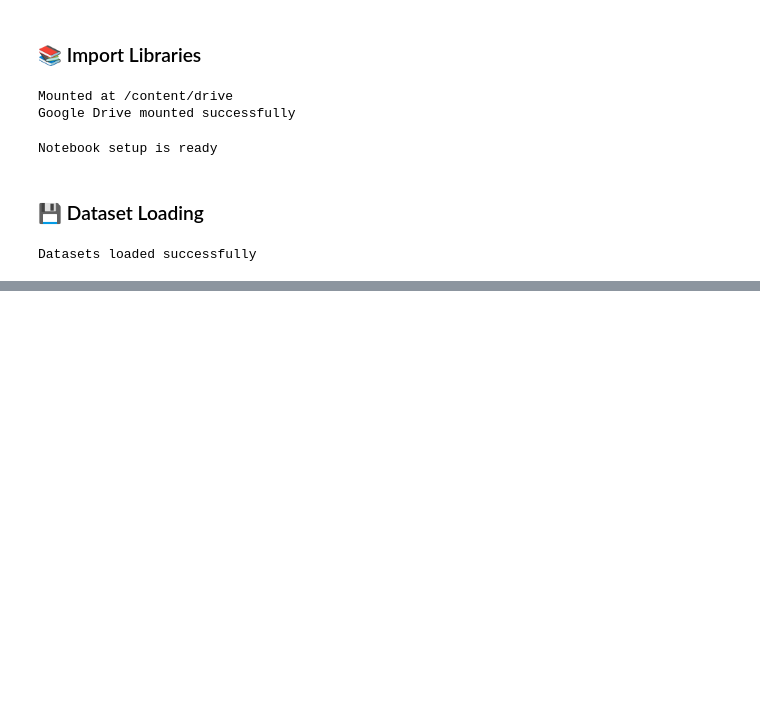
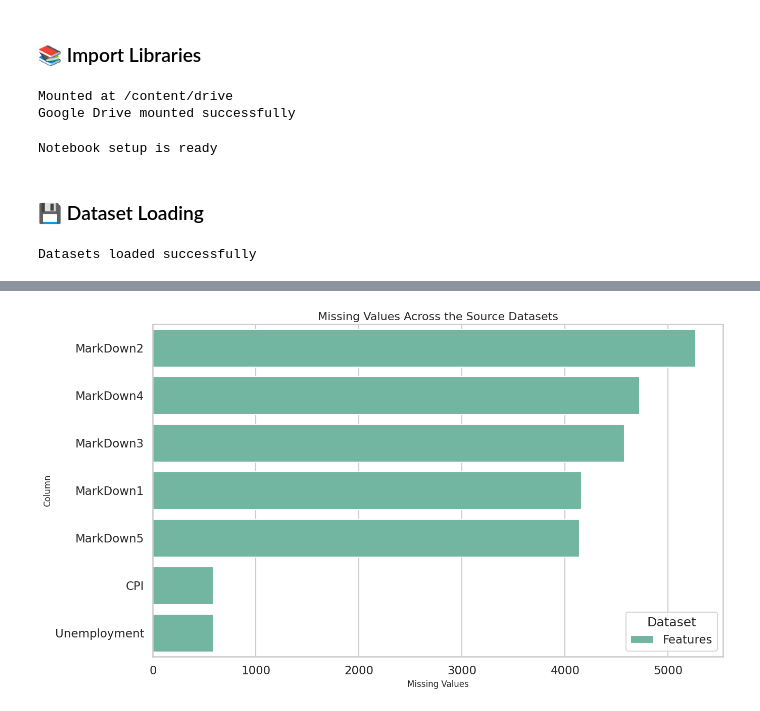
Before and after one commit to I-AM-PRASHANT-VERMA/Almabetter---Integrated-Retail-Analytics-for-Store-Optimization-, a Jupyter notebook: Integrated Retail Analytics for Store Optimization.ipynb, the cells around one changed output, grey strips where cells are left out. Cells and saved outputs as stored; diff of their text form; code cells hidden in the pictures; blank space fills up the shorter version.

Commit message:
Add data understanding and source datasets

```diff
--- a/Integrated Retail Analytics for Store Optimization.ipynb
+++ b/Integrated Retail Analytics for Store Optimization.ipynb
@@ -188,0 +372,21 @@ Datasets loaded successfully
+# %%
+# Code Cell 07: Summarize missing values across all three source datasets.
+
+# Sales missing counts are converted into a compact table.
+sales_missing_df = sales_df.isna().sum().reset_index(name="Missing_Values").rename(columns={"index": "Column"})
+sales_missing_df["Dataset"] = "Sales"  # A dataset label is added so the table can later be stacked cleanly.
+
+# Feature missing counts are summarized the same way.
+features_missing_df = features_df.isna().sum().reset_index(name="Missing_Values").rename(columns={"index": "Column"})
+features_missing_df["Dataset"] = "Features"  # The dataset label identifies the source table.
+
+# Store missing counts are summarized the same way.
+stores_missing_df = stores_df.isna().sum().reset_index(name="Missing_Values").rename(columns={"index": "Column"})
+stores_missing_df["Dataset"] = "Stores"  # The dataset label completes the store summary.
+
+# The three summaries are stacked into one view.
+missing_summary_df = pd.concat([sales_missing_df, features_missing_df, stores_missing_df], ignore_index=True)
+
+# The largest gaps are moved to the top for faster review.
+missing_summary_df = missing_summary_df.sort_values(["Missing_Values", "Dataset", "Column"], ascending=[False, True, True]).reset_index(drop=True)
+display(missing_summary_df)
@@ -188,0 +421,17 @@ Datasets loaded successfully
+# %%
+# Code Cell 08: Visualize the missing-value counts so concentration points stand out quickly.
+
+# Only columns with missing values are kept for plotting.
+missing_plot_df = missing_summary_df.loc[missing_summary_df["Missing_Values"] > 0].copy()
+plt.figure(figsize=(14, 8))  # A taller figure is used because several markdown columns appear in the features table.
+
+# A horizontal bar chart makes it easy to compare missing counts by column and dataset.
+sns.barplot(data=missing_plot_df, x="Missing_Values", y="Column", hue="Dataset", palette="Set2")
+plt.title("Missing Values Across the Source Datasets")  # A direct title clarifies the purpose of the plot.
+plt.xlabel("Missing Values")  # The x-axis shows the number of missing records.
+plt.ylabel("Column")  # The y-axis lists the affected columns.
+plt.tight_layout()  # The layout is tightened so labels do not overlap.
+plt.show()  # The missing-value chart is rendered in the notebook.
+plt.close("all")  # Figures are closed after rendering to keep the notebook execution stable.
+# %% [output]
+[figure, added]
```
Also changed, not shown: parts of 27 cells of this notebook, 3 other files.
